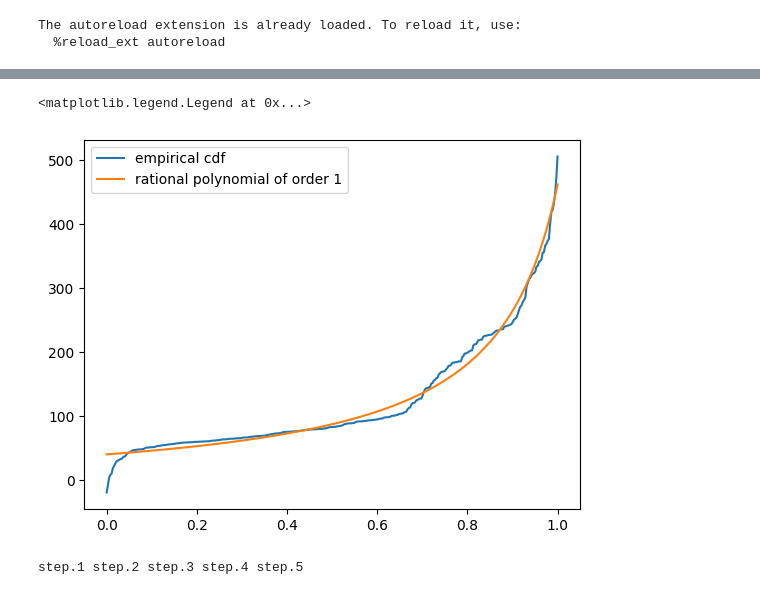
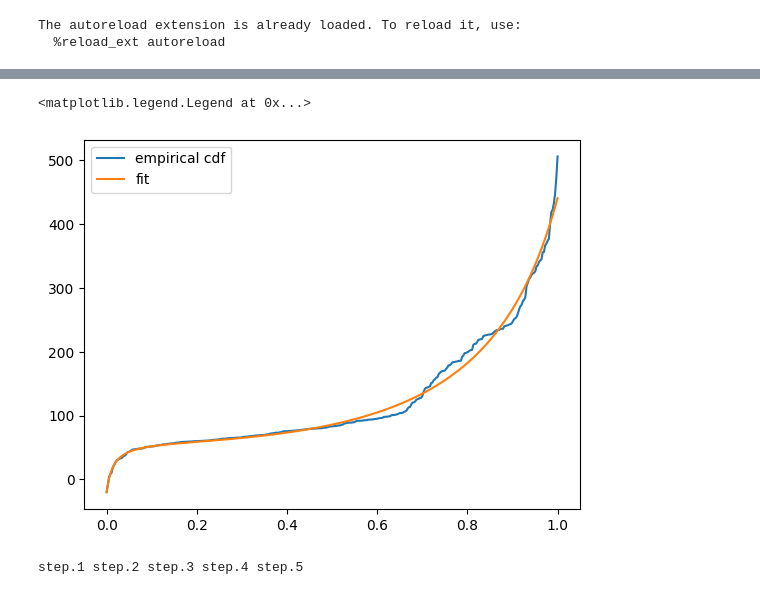
Before and after one commit to luca-pernigo/ThesisKernelMethods, a Jupyter notebook: TestCDFInverse.ipynb, the cells around one changed output, grey strips where cells are left out. Cells and saved outputs as stored; diff of their text form; code cells hidden in the pictures.

```diff
--- a/TestCDFInverse.ipynb
+++ b/TestCDFInverse.ipynb
@@ -47,24 +82,34 @@ x_sub, y_sub,fit_spl_rpol=spl_polyfit(x,y)
 # higher orders do not preserve properties of CDF
 fit_rpol=polyfit(y,beta_rat_polyfit(y, np.sort(x), order=1))
 
+
 # scipy inbuilt spline
 tck_sub = interpolate.splrep(y_sub,x_sub, s=0, k=3)
 fit_bspl_sub=interpolate.BSpline(*tck_sub)(y_sub)
 
 tck = interpolate.splrep(y,x, k=3)
 fit_bspl = interpolate.BSpline(*tck)(y)
+
+popt, pcov = curve_fit(rational_3, y,x)
+
+fit_gauss_newton=polyfit(y,GaussNewton(y,x,order=2))
 # %%
 plt.plot(y, np.sort(x), label="empirical cdf")
-plt.plot(y, fit_rpol, label="rational polynomial of order 1")
+# plt.plot(y, fit_rpol, label="rational polynomial of order 1")
 # plt.plot(y_sub, fit_spl_rpol, label="rational polynomial spline")
 
 
 # plt.plot(y, fit_bspl, label="cubic spline")
 # plt.plot(y_sub, fit_bspl_sub, label="smoother cubic spline")
+
+plt.plot(y, rational_3(y, *popt), label='fit')
+
+# plt.plot(y,fit_gauss_newton, label="aaa")
+
 plt.legend()
 # %% [output]
 <matplotlib.legend.Legend at 0x...>
-[figure, old version]
+[figure, new version]
 # %%
 # simulate data
 np.random.seed(10)
```
Also changed, not shown: parts of 5 cells of this notebook, 8 other files.
